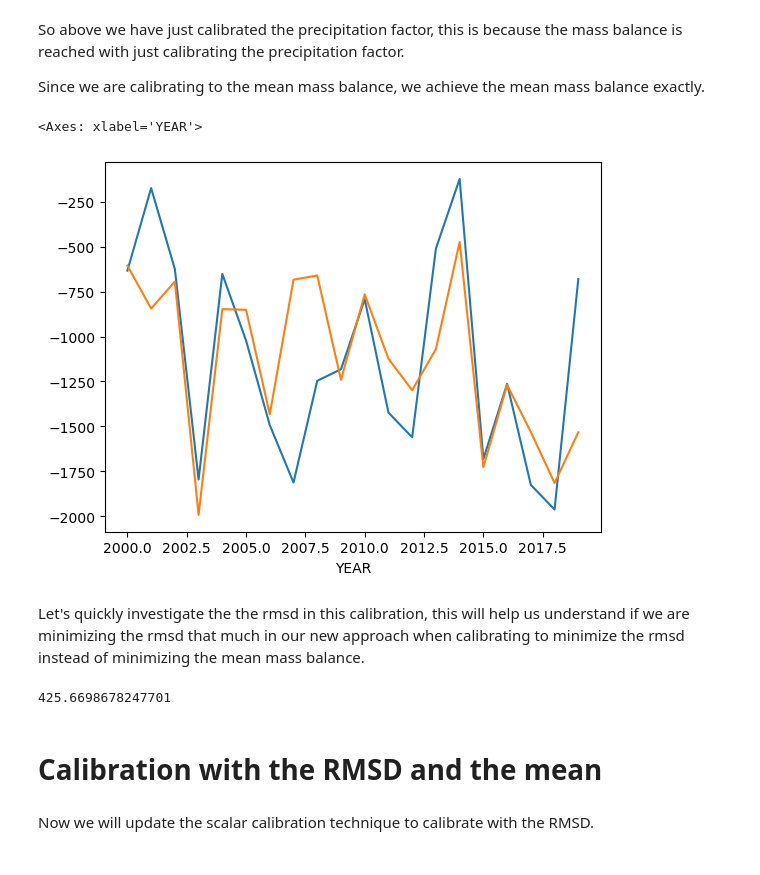
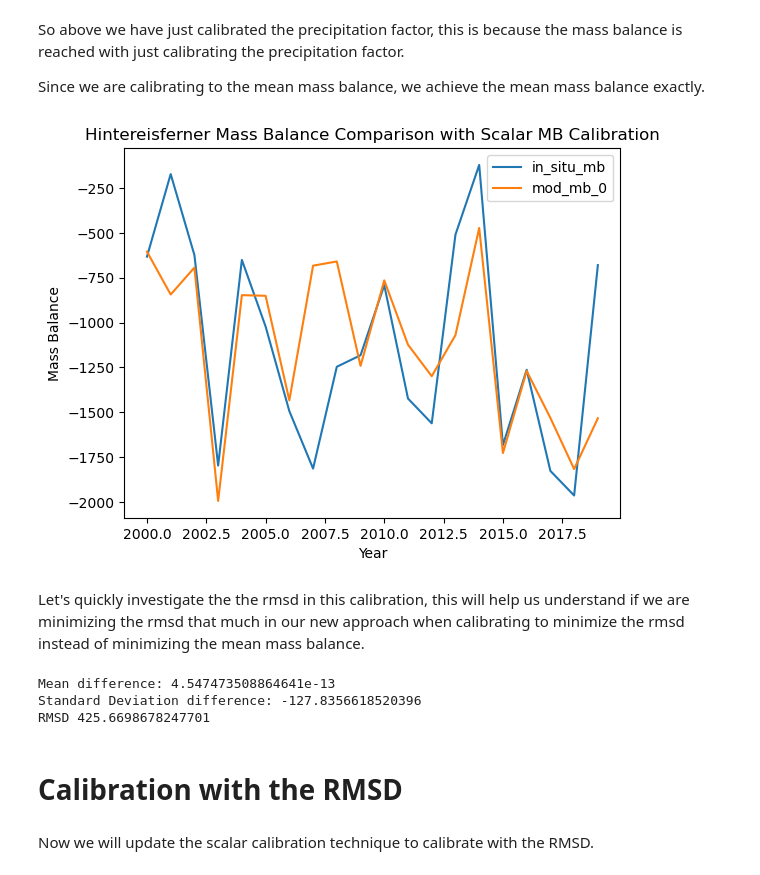
Before and after one commit to chloe-hancock/tutorials-runoff, a Jupyter notebook: notebooks/tutorials/calibration_with_rmsd.ipynb, the cells around one changed output. Saved outputs shown, nothing was run; the diff lists cells and outputs as text; code cells hidden in the pictures.

```diff
--- a/notebooks/tutorials/calibration_with_rmsd.ipynb
+++ b/notebooks/tutorials/calibration_with_rmsd.ipynb
@@ -102,33 +102,41 @@ Since we are calibrating to the mean mass balance, we achieve the mean mass bala
 # %%
 mbdf['in_situ_mb'] = gdir_hef.get_ref_mb_data().loc[2000:2019]['ANNUAL_BALANCE']
 mbmod = massbalance.MonthlyTIModel(gdir_hef, # Running the simulation with the set parameters
                                            melt_f=scalar_df['melt_f'],
                                            prcp_fac=scalar_df['prcp_fac'],
                                            temp_bias=scalar_df['temp_bias'],
                                            check_calib_params=False)
 
 
 mbdf['mod_mb_0'] = mbmod.get_specific_mb(fls=gdir_hef.read_pickle('inversion_flowlines'), year=mbdf.index)
 
 mbdf['in_situ_mb'] = gdir_hef.get_ref_mb_data().loc[2000:2019]['ANNUAL_BALANCE']
 
 mbdf['in_situ_mb'].plot()
 mbdf['mod_mb_0'].plot()
+plt.title("Hintereisferner Mass Balance Comparison with Scalar MB Calibration");
+plt.xlabel("Year"); plt.ylabel("Mass Balance");
+plt.legend();
 
 # The results showing the calibration of prcp_fac with the rsmd minimization and then considering calibrating the last two parameters to match the mean MB
 # %% [output]
-<Axes: xlabel='YEAR'>
-[figure, old version]
+[figure, new version]
 # %% [markdown]
 Let's quickly investigate the the rmsd in this calibration, this will help us understand if we are minimizing the rmsd that much in our new approach when calibrating to minimize the rmsd instead of minimizing the mean mass balance.
 # %%
 from oggm.utils._funcs import rmsd
 
 rmsd(mbdf['mod_mb_0'], mbdf['in_situ_mb']) # Here we can see the rmsd value for this calibration is large
+
+print("Mean difference:", mbdf['mod_mb_0'].mean() - mbdf['in_situ_mb'].mean())
+print("Standard Deviation difference:", mbdf['mod_mb_0'].std() - mbdf['in_situ_mb'].std())
+print("RMSD", rmsd(mbdf['mod_mb_0'], mbdf['in_situ_mb']))
 # %% [output]
-425.6698678247701
+Mean difference: 4.547473508864641e-13
+Standard Deviation difference: -127.8356618520396
+RMSD 425.6698678247701
 # %% [markdown]
-# Calibration with the RMSD and the mean
+# Calibration with the RMSD
 # %% [markdown]
 Now we will update the scalar calibration technique to calibrate with the RMSD.
 # %% [markdown]
```
Also changed, not shown: parts of 16 cells of this notebook, 1 other file.
